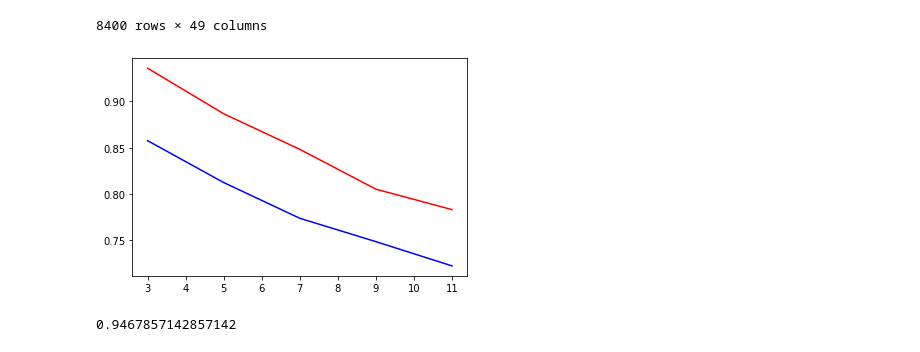
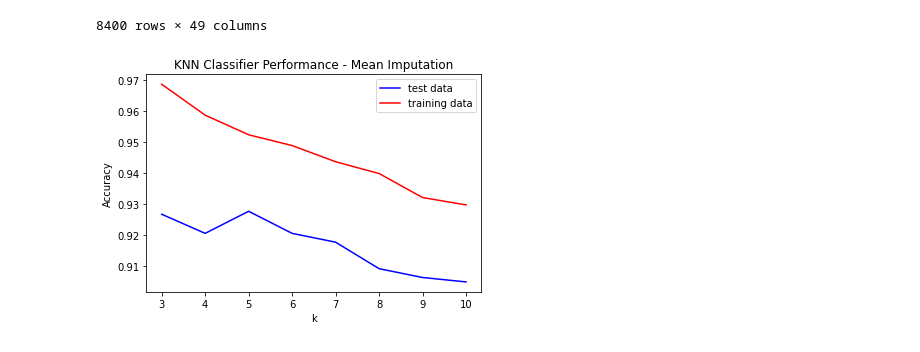
Before and after one commit to somjadhav/mutualfunds, a Jupyter notebook: main.ipynb, the cells around one changed output. Drawn from its saved outputs; the diff is of its cells as text; code cells hidden in the pictures.

Commit message:
knn classifier mod

```diff
--- a/main.ipynb
+++ b/main.ipynb
@@ -70,7 +52,7 @@ df_mf
 | 25270 | 4.259000e+07 | 0.12 | 4 | 1.00 | 91.02 | 12.27 | ... |
 8400 rows × 49 columns
 # %%
-k_values = [3,5,7,9,11]
+k_values = [x for x in range(3,11)]
 accuracy_test = []
 accuracy_train = []
 
@@ -85,25 +67,26 @@ X_train.reset_index(inplace=True,drop=True)
 X_test.reset_index(inplace=True,drop=True)
 # %%
 for val in k_values:
+
+    scaler = MinMaxScaler()
+    X_train_scaled = scaler.fit_transform(X_train.to_numpy())
+    X_test_scaled = scaler.transform(X_test.to_numpy())
+
     knn = KNeighborsClassifier(n_neighbors = val,n_jobs=-1)
-    knn.fit(X_train.to_numpy(), y_train.to_numpy())
+    knn.fit(X_train_scaled, y_train.to_numpy())
 
-    acc_test = knn.score(X_test.to_numpy(),y_test.to_numpy())
+    acc_test = knn.score(X_test_scaled,y_test.to_numpy())
     accuracy_test.append(acc_test)
 
-    acc_train = knn.score(X_train.to_numpy(),y_train.to_numpy())
+    acc_train = knn.score(X_train_scaled,y_train.to_numpy())
     accuracy_train.append(acc_train)
 
-plt.plot(k_values,accuracy_test,color='blue')
-plt.plot(k_values,accuracy_train,color='red')
+plt.plot(k_values,accuracy_test,color='blue',label='test data')
+plt.plot(k_values,accuracy_train,color='red',label='training data')
+plt.legend(loc="upper right")
+plt.title('KNN Classifier Performance - Mean Imputation')
+plt.xlabel('k')
+plt.ylabel('Accuracy')
 plt.show()
 # %% [output]
-[figure, old version]
+[figure, new version]
-# %%
-knn = KNeighborsClassifier(n_neighbors=3,n_jobs=-1)
-X = df_mf.fillna(df_mf.mean()).to_numpy()
-y = s_rets.fillna(s_rets.mean()).to_numpy()
-knn.fit(X, y)
-print(knn.score(X,y))
-# %% [output]
-0.9467857142857142
```
Also changed, not shown: parts of 4 cells of this notebook, 1 other file.
